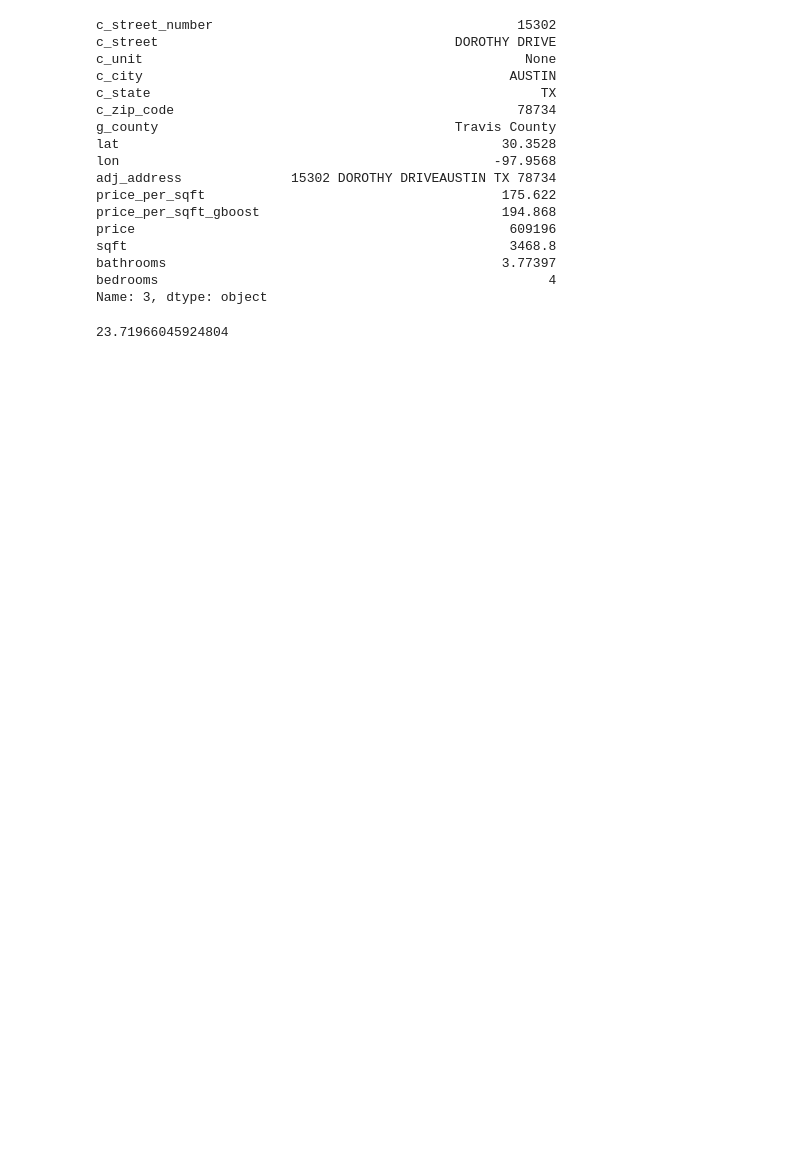
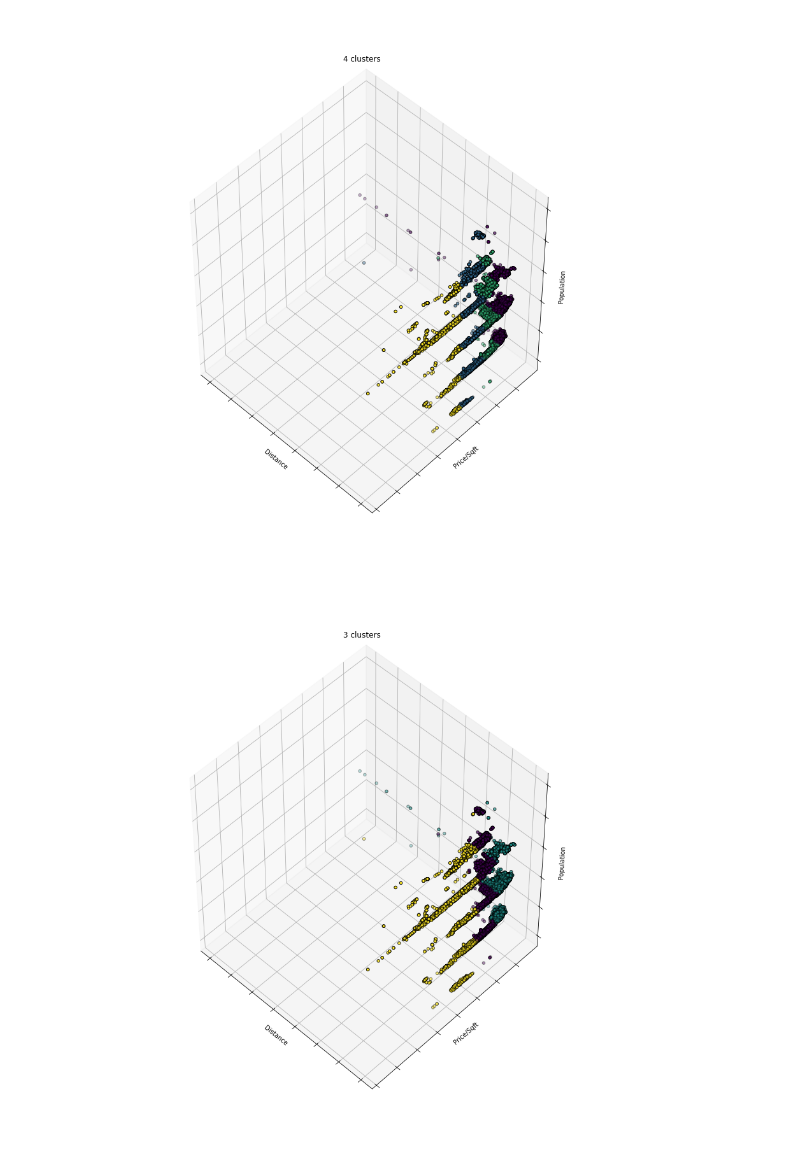
Before and after one commit to AustinMadert/real_estate_opportunity_lih, a Jupyter notebook: second_cluster.ipynb, the cells around one changed output. Saved outputs shown, nothing was run; the diff lists cells and outputs as text; code cells hidden in the pictures; blank space fills up the shorter version.

Commit message:
Got KMeans plotted

```diff
--- a/second_cluster.ipynb
+++ b/second_cluster.ipynb
@@ -23,27 +24,39 @@ def haversine_to_downtown(point):
 # get list of coordinates
 subset = df[['lat', 'lon']]
 tuples = [tuple(x) for x in subset.values]
-# %%
-distances =
-# %% [output]
-c_street_number                                       15302
-c_street                                      DOROTHY DRIVE
-c_unit                                                 None
-c_city                                               AUSTIN
-c_state                                                  TX
-c_zip_code                                            78734
-g_county                                      Travis County
-lat                                                 30.3528
-lon                                                -97.9568
-adj_address              15302 DOROTHY DRIVEAUSTIN TX 78734
-price_per_sqft                                      175.622
-price_per_sqft_gboost                               194.868
-price                                                609196
-sqft                                                 3468.8
-bathrooms                                           3.77397
-bedrooms                                                  4
-Name: 3, dtype: object
-# %%
-haversine_to_downtown((30.3528,-97.9568))
-# %% [output]
-23.71966045924804
+# %%
+distances = [haversine_to_downtown(coord) for coord in tuples]
+# %%
+df['dist_to_downtown'] = distances
+# %%
+X = df[['dist_to_downtown', 'price_per_sqft', 'bedrooms']].values
+# %%
+estimators = [('k_means_4', KMeans(n_clusters=4)),
+              ('k_means_3', KMeans(n_clusters=3)),
+              ('k_means_2', KMeans(n_clusters=2))]
+
+fignum = 1
+titles = ['4 clusters', '3 clusters', '2 clusters']
+for name, est in estimators:
+    fig = plt.figure(fignum, figsize=(12, 12))
+    ax = Axes3D(fig, rect=[0, 0, .95, 1], elev=48, azim=134)
+    est.fit(X)
+    labels = est.labels_
+
+    ax.scatter(X[:, 0], X[:, 1], X[:, 2],
+               c=labels.astype(np.float), edgecolor='k')
+
+    ax.w_xaxis.set_ticklabels([])
+    ax.w_yaxis.set_ticklabels([])
+    ax.w_zaxis.set_ticklabels([])
+    ax.set_xlabel('Distance')
+    ax.set_ylabel('Price/Sqft')
+    ax.set_zlabel('Population')
+    ax.set_title(titles[fignum - 1])
+    ax.dist = 12
+    fignum += 1
+
+fig.show()
+# %% [output]
+[figure, added]
+[figure, added]
```
Also changed, not shown: parts of 2 cells of this notebook.
